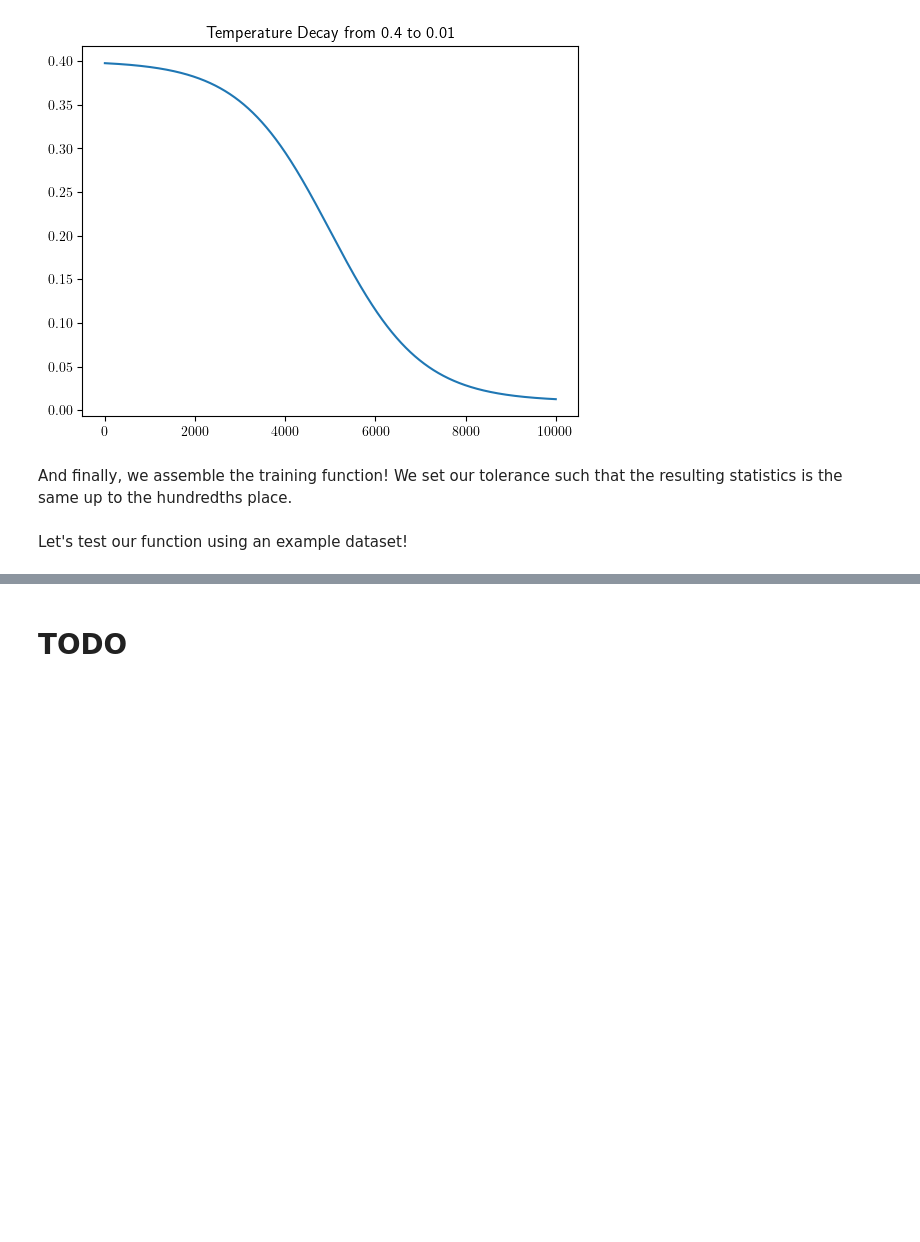
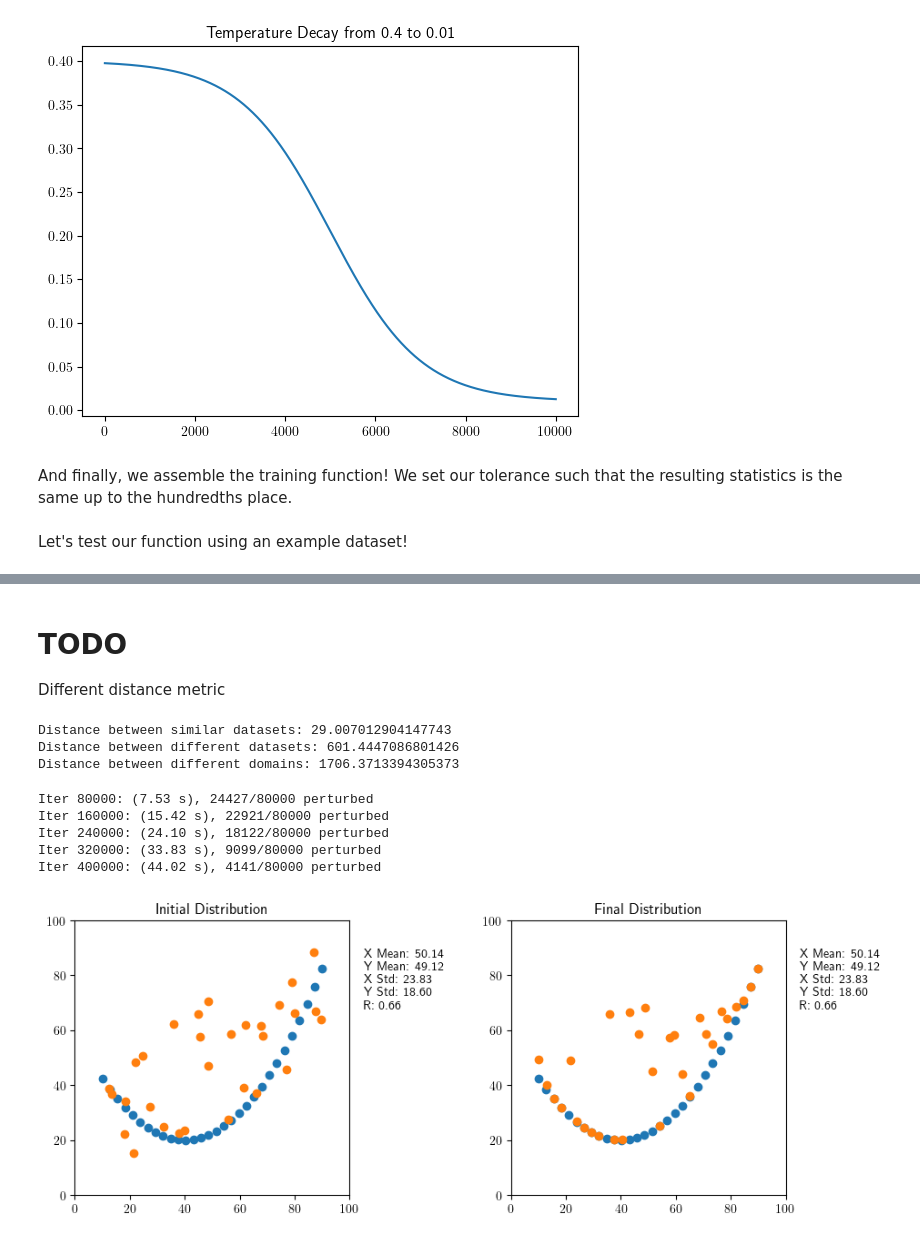
Before and after one commit to ericlovesmath/data-science-projects, a Jupyter notebook: how-to-lie-with-statistics/how-to-lie-with-statistics.ipynb, the cells around one changed output, grey strips where cells are left out. Saved outputs shown, nothing was run; the diff lists cells and outputs as text; code cells hidden in the pictures; blank space fills up the shorter version.

```diff
--- a/how-to-lie-with-statistics/how-to-lie-with-statistics.ipynb
+++ b/how-to-lie-with-statistics/how-to-lie-with-statistics.ipynb
@@ -155,22 +161,58 @@ Iter 400000: (27.26 s), 1845/80000 perturbed
 # %% [markdown]
 # TODO
+
+Different distance metric
+# %%
+def data_distance(source, target):
+    """
+    Measures distance between two datasets by pairing points such that
+    the total distance between each pair of points is minimized.
+    The sum of the distances between each pair of points is returned.
+    """
+    dists = cdist(source, target)
+    row_i, col_i = linear_sum_assignment(dists)
+    return np.sum(dists[row_i, col_i])
 # %%
-# def distribution_distance(source, target):
-    # dists = cdist(source, target)
-    # row_i, col_i = linear_sum_assignment(dists)
-    # return np.sum(dists[row_i, col_i])
-
-data1 = gen_dataset(lambda x: (x - 40) ** 2 / 40 + 20, 1, 30)
-data2 = gen_dataset(lambda x: (x - 40) ** 2 / 40 + 20, 1, 30)
-dist = data_dist(data1, data2)
+data1 = gen_dataset(lambda x: (x - 40) ** 2 / 40 + 20, 30, noise=[1, 1])
+data2 = gen_dataset(lambda x: (x - 40) ** 2 / 40 + 20, 30, noise=[1, 1])
+dist = data_distance(data1, data2)
 print("Distance between similar datasets:", dist)
 
-data1 = gen_dataset(lambda x: x, 1, 30)
-data2 = gen_dataset(lambda x: (x - 40) ** 2 / 40 + 20, 1, 30)
-dist = data_dist(data1, data2)
+data1 = gen_dataset(lambda x: x, 30)
+data2 = gen_dataset(lambda x: (x - 40) ** 2 / 40 + 20, 30)
+dist = data_distance(data1, data2)
 print("Distance between different datasets:", dist)
 
-data1 = gen_dataset(lambda x: x, 1, 30, dom=[10, 50])
-data2 = gen_dataset(lambda x: x, 1, 30, dom=[50, 90])
-dist = data_dist(data1, data2)
+data1 = gen_dataset(lambda x: x, 30, noise=[1, 1], dom=[10, 50])
+data2 = gen_dataset(lambda x: x, 30, noise=[1, 1], dom=[50, 90])
+dist = data_distance(data1, data2)
 print("Distance between different domains:", dist)
+# %% [output]
+Distance between similar datasets: 29.007012904147743
+Distance between different datasets: 601.4447086801426
+Distance between different domains: 1706.3713394305373
+# %%
+def perturb_data_distance(data, target, ds, temp):
+    data = np.copy(data)
+    while True:
+        i = np.random.randint(data.shape[0])
+        old_dist = data_distance(data, target)
+        old_point = data[i, :].copy()
+        data[i, :] += np.random.randn(2) * ds
+        new_dist = data_distance(data, target)
+        if new_dist < old_dist or temp > np.random.uniform():
+            return data
+        data[i, :] = old_point
+# %%
+source = gen_dataset(lambda x: 25 + x / 2, 30, noise=[3, 25])
+target = gen_dataset(lambda x: (x - 40) ** 2 / 40 + 20, 30)
+result = train(source, target, 400_000, perturb=perturb_data_distance)
+
+plot_trained_data(source, target, result)
+# %% [output]
+Iter 80000: (7.53 s), 24427/80000 perturbed
+Iter 160000: (15.42 s), 22921/80000 perturbed
+Iter 240000: (24.10 s), 18122/80000 perturbed
+Iter 320000: (33.83 s), 9099/80000 perturbed
+Iter 400000: (44.02 s), 4141/80000 perturbed
+[figure, added]
```
Also changed, not shown: parts of 6 cells of this notebook.
